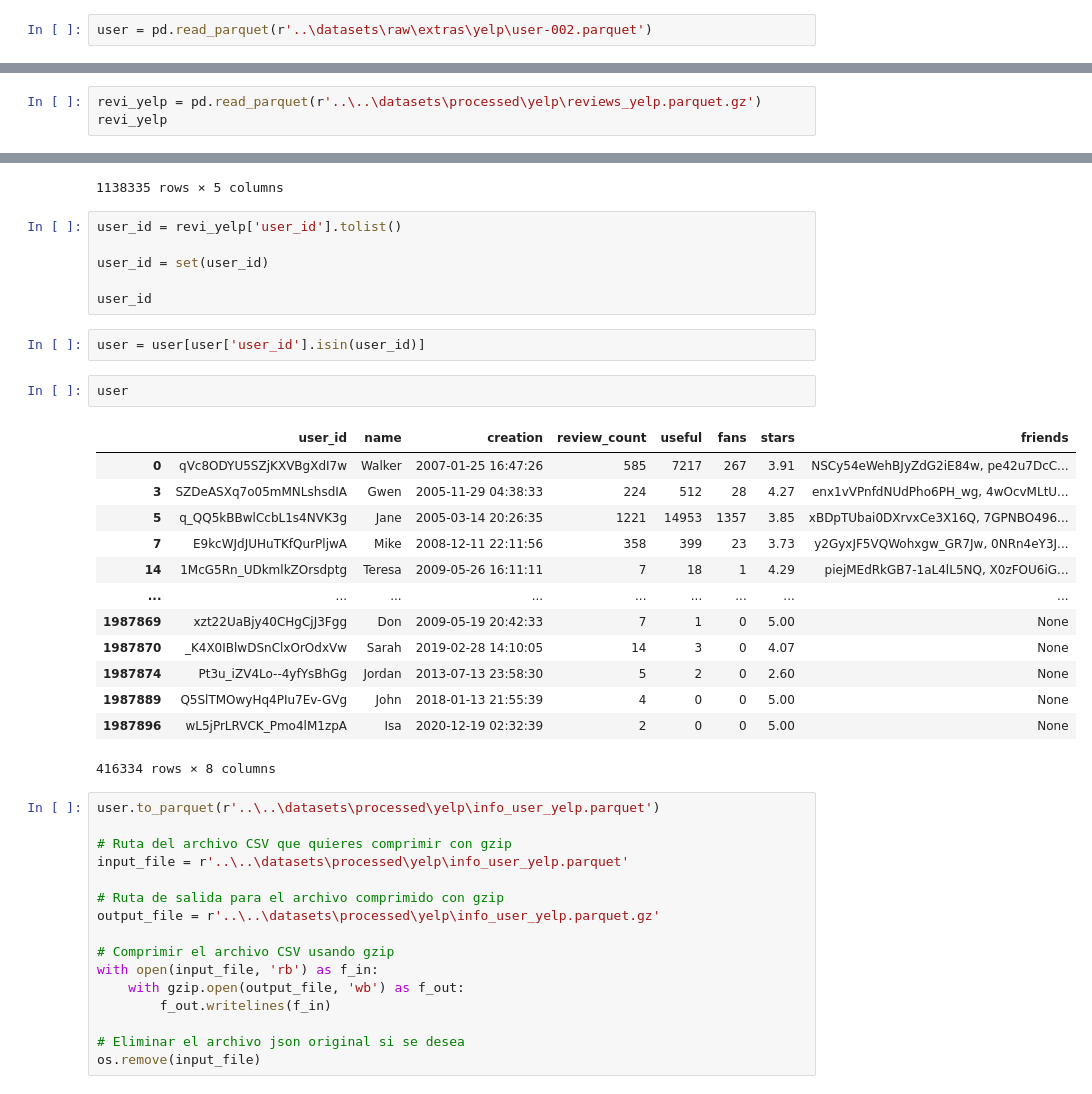
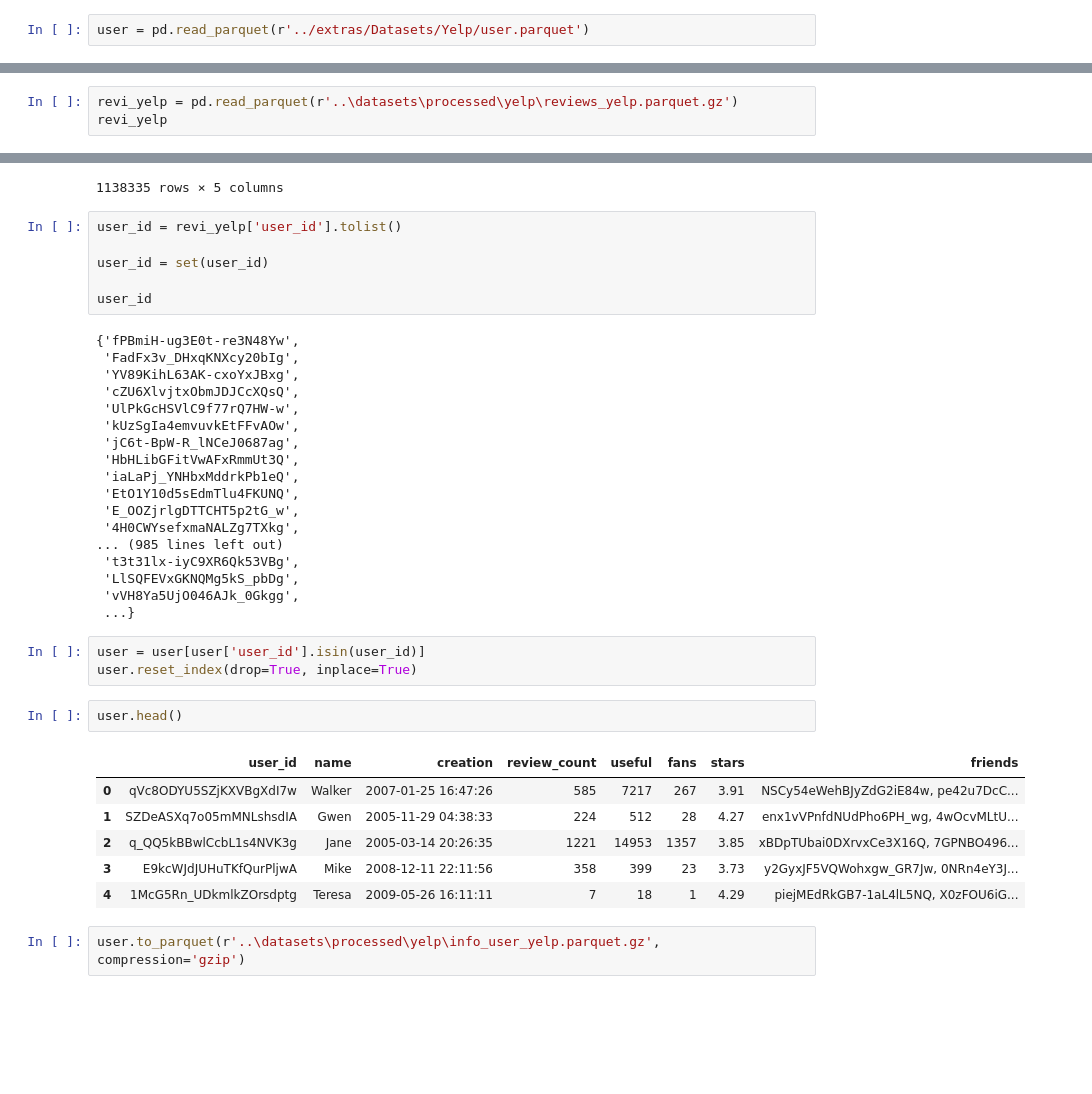
Before and after one commit to Paniceres/GP_Henry, a Jupyter notebook: etl-eda/etl_info_user_yelp.ipynb, the cells around one changed output, grey strips where cells are left out. Cells and saved outputs as stored; diff of their text form; blank space fills up the shorter version.

Commit message:
feat etl user

```diff
--- a/etl-eda/etl_info_user_yelp.ipynb
+++ b/etl-eda/etl_info_user_yelp.ipynb
@@ -5,5 +3,5 @@ import os
 # %%
-user = pd.read_parquet(r'..\datasets\raw\extras\yelp\user-002.parquet')
+user = pd.read_parquet(r'../extras/Datasets/Yelp/user.parquet')
 # %%
 user.head()
 # %% [output]
@@ -62,7 +60,7 @@ user
 | 1987896 | wL5jPrLRVCK_Pmo4lM1zpA | Isa | 2020-12-19 02:32:39 | 2 | 0 | 0 | 5.00 | None |
 1987897 rows × 8 columns
 # %%
-revi_yelp = pd.read_parquet(r'..\..\datasets\processed\yelp\reviews_yelp.parquet.gz')
+revi_yelp = pd.read_parquet(r'..\datasets\processed\yelp\reviews_yelp.parquet.gz')
 revi_yelp
 # %% [output]
 |  | review_id | user_id | business_id | sentiment | date |
@@ -84,37 +82,35 @@ user_id = revi_yelp['user_id'].tolist()
 user_id = set(user_id)
 
 user_id
+# %% [output]
+{'fPBmiH-ug3E0t-re3N48Yw',
+ 'FadFx3v_DHxqKNXcy20bIg',
+ 'YV89KihL63AK-cxoYxJBxg',
+ 'cZU6XlvjtxObmJDJCcXQsQ',
+ 'UlPkGcHSVlC9f77rQ7HW-w',
+ 'kUzSgIa4emvuvkEtFFvAOw',
+ 'jC6t-BpW-R_lNCeJ0687ag',
+ 'HbHLibGFitVwAFxRmmUt3Q',
+ 'iaLaPj_YNHbxMddrkPb1eQ',
+ 'EtO1Y10d5sEdmTlu4FKUNQ',
+ 'E_OOZjrlgDTTCHT5p2tG_w',
+ '4H0CWYsefxmaNALZg7TXkg',
+... (985 lines left out)
+ 't3t31lx-iyC9XR6Qk53VBg',
+ 'LlSQFEVxGKNQMg5kS_pbDg',
+ 'vVH8Ya5UjO046AJk_0Gkgg',
+ ...}
 # %%
 user = user[user['user_id'].isin(user_id)]
+user.reset_index(drop=True, inplace=True)
 # %%
-user
+user.head()
 # %% [output]
 |  | user_id | name | creation | review_count | useful | fans | stars | friends |
 | 0 | qVc8ODYU5SZjKXVBgXdI7w | Walker | 2007-01-25 16:47:26 | 585 | 7217 | 267 | 3.91 | NSCy54eWehBJyZdG2iE84w, pe42u7DcC... |
-| 3 | SZDeASXq7o05mMNLshsdIA | Gwen | 2005-11-29 04:38:33 | 224 | 512 | 28 | 4.27 | enx1vVPnfdNUdPho6PH_wg, 4wOcvMLtU... |
-| 5 | q_QQ5kBBwlCcbL1s4NVK3g | Jane | 2005-03-14 20:26:35 | 1221 | 14953 | 1357 | 3.85 | xBDpTUbai0DXrvxCe3X16Q, 7GPNBO496... |
-| 7 | E9kcWJdJUHuTKfQurPljwA | Mike | 2008-12-11 22:11:56 | 358 | 399 | 23 | 3.73 | y2GyxJF5VQWohxgw_GR7Jw, 0NRn4eY3J... |
-| 14 | 1McG5Rn_UDkmlkZOrsdptg | Teresa | 2009-05-26 16:11:11 | 7 | 18 | 1 | 4.29 | piejMEdRkGB7-1aL4lL5NQ, X0zFOU6iG... |
-| ... | ... | ... | ... | ... | ... | ... | ... | ... |
-| 1987869 | xzt22UaBjy40CHgCjJ3Fgg | Don | 2009-05-19 20:42:33 | 7 | 1 | 0 | 5.00 | None |
-| 1987870 | _K4X0IBlwDSnClxOrOdxVw | Sarah | 2019-02-28 14:10:05 | 14 | 3 | 0 | 4.07 | None |
-| 1987874 | Pt3u_iZV4Lo--4yfYsBhGg | Jordan | 2013-07-13 23:58:30 | 5 | 2 | 0 | 2.60 | None |
-| 1987889 | Q5SlTMOwyHq4PIu7Ev-GVg | John | 2018-01-13 21:55:39 | 4 | 0 | 0 | 5.00 | None |
-| 1987896 | wL5jPrLRVCK_Pmo4lM1zpA | Isa | 2020-12-19 02:32:39 | 2 | 0 | 0 | 5.00 | None |
+| 1 | SZDeASXq7o05mMNLshsdIA | Gwen | 2005-11-29 04:38:33 | 224 | 512 | 28 | 4.27 | enx1vVPnfdNUdPho6PH_wg, 4wOcvMLtU... |
+| 2 | q_QQ5kBBwlCcbL1s4NVK3g | Jane | 2005-03-14 20:26:35 | 1221 | 14953 | 1357 | 3.85 | xBDpTUbai0DXrvxCe3X16Q, 7GPNBO496... |
+| 3 | E9kcWJdJUHuTKfQurPljwA | Mike | 2008-12-11 22:11:56 | 358 | 399 | 23 | 3.73 | y2GyxJF5VQWohxgw_GR7Jw, 0NRn4eY3J... |
+| 4 | 1McG5Rn_UDkmlkZOrsdptg | Teresa | 2009-05-26 16:11:11 | 7 | 18 | 1 | 4.29 | piejMEdRkGB7-1aL4lL5NQ, X0zFOU6iG... |
-416334 rows × 8 columns
-# %%
-user.to_parquet(r'..\..\datasets\processed\yelp\info_user_yelp.parquet')
-
-# Ruta del archivo CSV que quieres comprimir con gzip
-input_file = r'..\..\datasets\processed\yelp\info_user_yelp.parquet'
-
-# Ruta de salida para el archivo comprimido con gzip
-output_file = r'..\..\datasets\processed\yelp\info_user_yelp.parquet.gz'
-
-# Comprimir el archivo CSV usando gzip
-with open(input_file, 'rb') as f_in:
-    with gzip.open(output_file, 'wb') as f_out:
-        f_out.writelines(f_in)
-
-# Eliminar el archivo json original si se desea
-os.remove(input_file)
+# %%
+user.to_parquet(r'..\datasets\processed\yelp\info_user_yelp.parquet.gz', compression='gzip')
```
Also changed, not shown: parts of 1 cell of this notebook, 1 other file.
